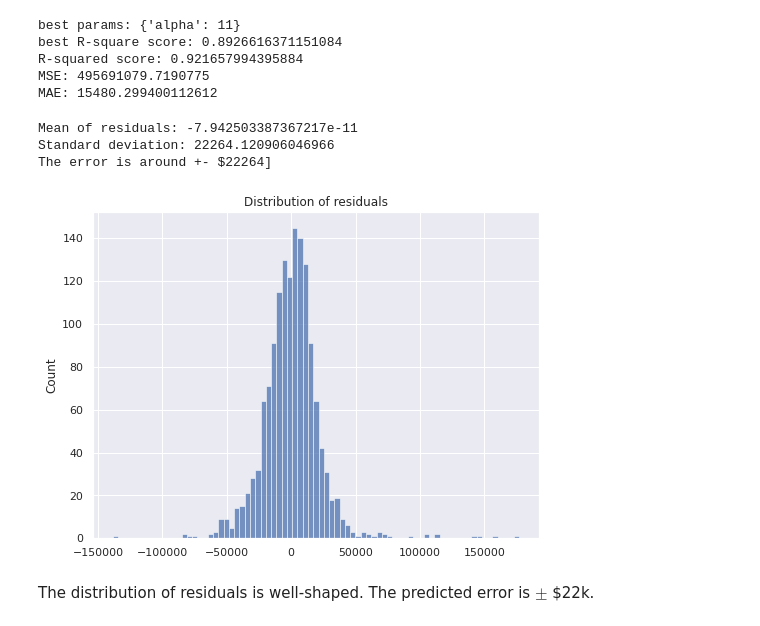
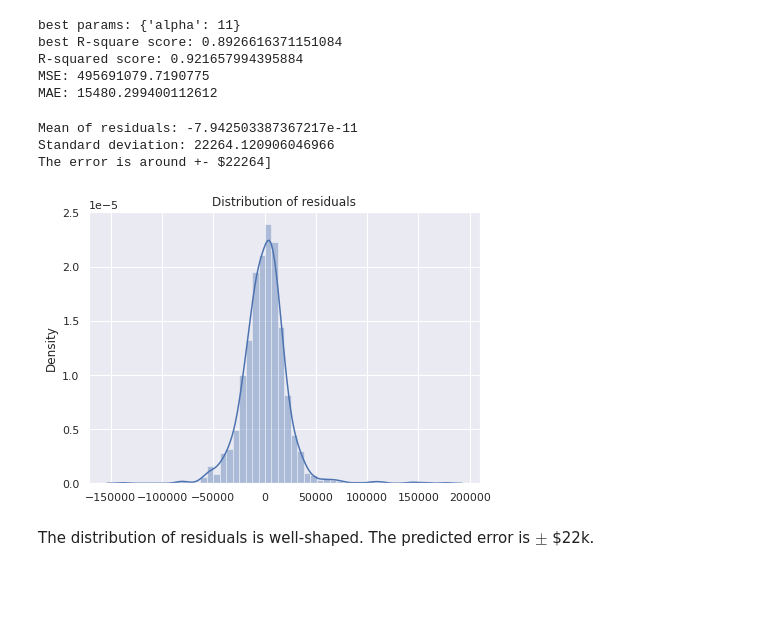
Before and after one commit to nguyenhaidang94/HousePricePrediction, a Jupyter notebook: which_factors_influence_house_price.ipynb, the cells around one changed output. Cells and saved outputs as stored; diff of their text form; code cells hidden in the pictures; blank space fills up the shorter version.

```diff
--- a/which_factors_influence_house_price.ipynb
+++ b/which_factors_influence_house_price.ipynb
@@ -352,19 +355,19 @@ MSE: 495691079.7190775
 MAE: 15480.299400112612
 # %%
 residuals = Ytrain - Ytrain_pred
-fig, ax = plt.subplots(figsize=(8,6))
-g = sns.histplot(residuals, ax=ax)
+fig, ax = plt.subplots(figsize=(7,5))
+g = sns.distplot(residuals, ax=ax)
 g.set(title="Distribution of residuals")
 residuals_mean = np.mean(residuals)
 residuals_std = np.std(residuals)
 print("Mean of residuals:", residuals_mean)
 print("Standard deviation:", residuals_std)
 print(f"The error is around +- ${int(residuals_mean + residuals_std)}]")
 # %% [output]
 Mean of residuals: -7.942503387367217e-11
 Standard deviation: 22264.120906046966
 The error is around +- $22264]
-[figure, old version]
+[figure, new version]
 # %% [markdown]
 The distribution of residuals is well-shaped. The predicted error is $\pm$ $22k.
 # %% [markdown]
```
Also changed, not shown: parts of 10 cells of this notebook.
